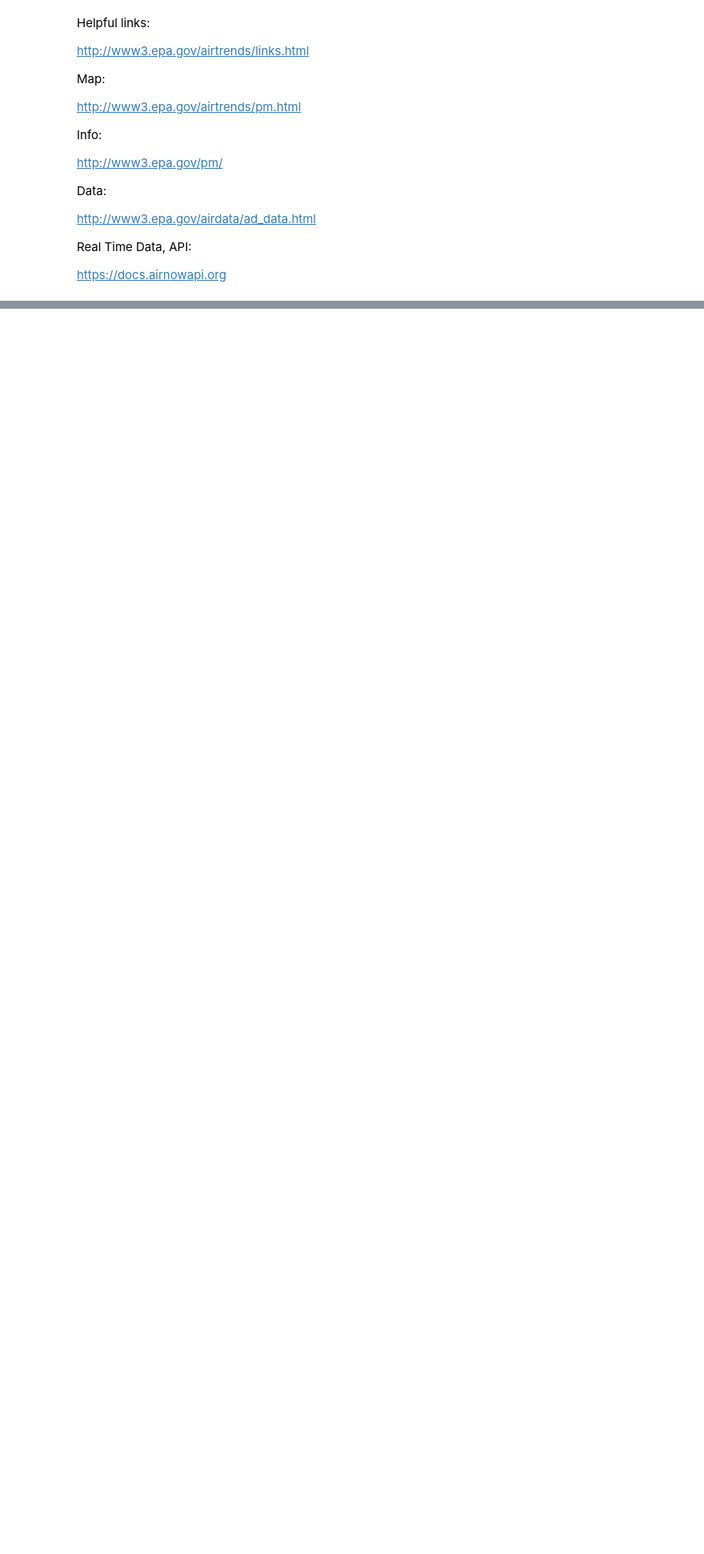
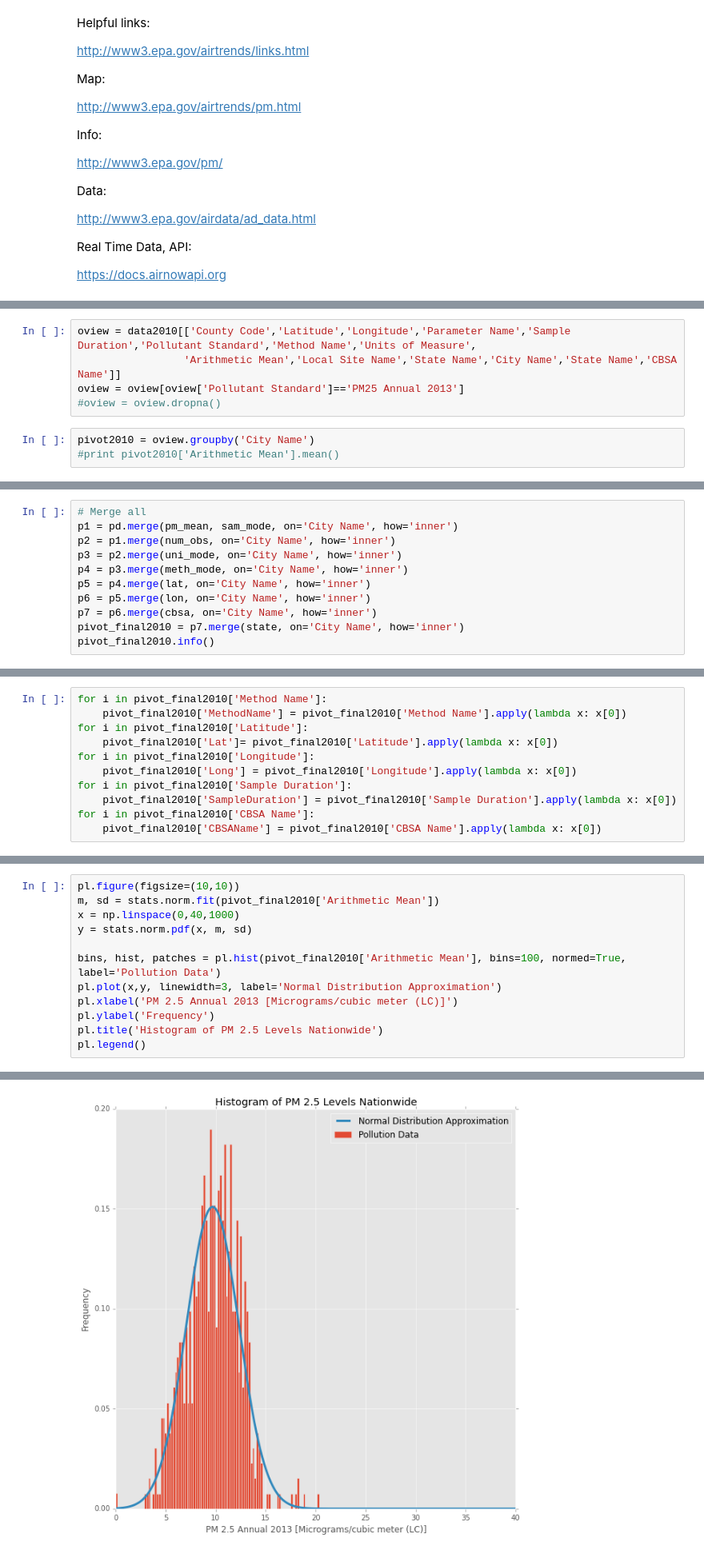
Before and after one commit to Diegosmiles/CUSP, a Jupyter notebook: ADS.ipynb, the cells around one changed output, grey strips where cells are left out. Shown: that part at 80% size. Drawn from its saved outputs; the diff is of its cells as text; blank space fills up the shorter version.

Commit message:
ADS project data wrangling part I

```diff
--- a/ADS.ipynb
+++ b/ADS.ipynb
@@ -198,0 +226,8 @@ https://docs.airnowapi.org
+# %%
+oview = data2010[['County Code','Latitude','Longitude','Parameter Name','Sample Duration','Pollutant Standard','Method Name','Units of Measure',
+                 'Arithmetic Mean','Local Site Name','State Name','City Name','State Name','CBSA Name']]
+oview = oview[oview['Pollutant Standard']=='PM25 Annual 2013']
+#oview = oview.dropna()
+# %%
+pivot2010 = oview.groupby('City Name')
+#print pivot2010['Arithmetic Mean'].mean()
@@ -198,0 +275,11 @@ https://docs.airnowapi.org
+# %%
+# Merge all
+p1 = pd.merge(pm_mean, sam_mode, on='City Name', how='inner')
+p2 = p1.merge(num_obs, on='City Name', how='inner')
+p3 = p2.merge(uni_mode, on='City Name', how='inner')
+p4 = p3.merge(meth_mode, on='City Name', how='inner')
+p5 = p4.merge(lat, on='City Name', how='inner')
+p6 = p5.merge(lon, on='City Name', how='inner')
+p7 = p6.merge(cbsa, on='City Name', how='inner')
+pivot_final2010 = p7.merge(state, on='City Name', how='inner')
+pivot_final2010.info()
@@ -198,0 +304,11 @@ https://docs.airnowapi.org
+# %%
+for i in pivot_final2010['Method Name']:
+    pivot_final2010['MethodName'] = pivot_final2010['Method Name'].apply(lambda x: x[0])
+for i in pivot_final2010['Latitude']:
+    pivot_final2010['Lat']= pivot_final2010['Latitude'].apply(lambda x: x[0])
+for i in pivot_final2010['Longitude']:
+    pivot_final2010['Long'] = pivot_final2010['Longitude'].apply(lambda x: x[0])
+for i in pivot_final2010['Sample Duration']:
+    pivot_final2010['SampleDuration'] = pivot_final2010['Sample Duration'].apply(lambda x: x[0])
+for i in pivot_final2010['CBSA Name']:
+    pivot_final2010['CBSAName'] = pivot_final2010['CBSA Name'].apply(lambda x: x[0])
@@ -198,0 +336,13 @@ https://docs.airnowapi.org
+# %%
+pl.figure(figsize=(10,10))
+m, sd = stats.norm.fit(pivot_final2010['Arithmetic Mean'])
+x = np.linspace(0,40,1000)
+y = stats.norm.pdf(x, m, sd)
+
+bins, hist, patches = pl.hist(pivot_final2010['Arithmetic Mean'], bins=100, normed=True, label='Pollution Data')
+pl.plot(x,y, linewidth=3, label='Normal Distribution Approximation')
+pl.xlabel('PM 2.5 Annual 2013 [Micrograms/cubic meter (LC)]')
+pl.ylabel('Frequency')
+pl.title('Histogram of PM 2.5 Levels Nationwide')
+pl.legend()
+# %% [output]
@@ -198,0 +350 @@ https://docs.airnowapi.org
+[figure, added]
```
Also changed, not shown: parts of 11 cells of this notebook.
